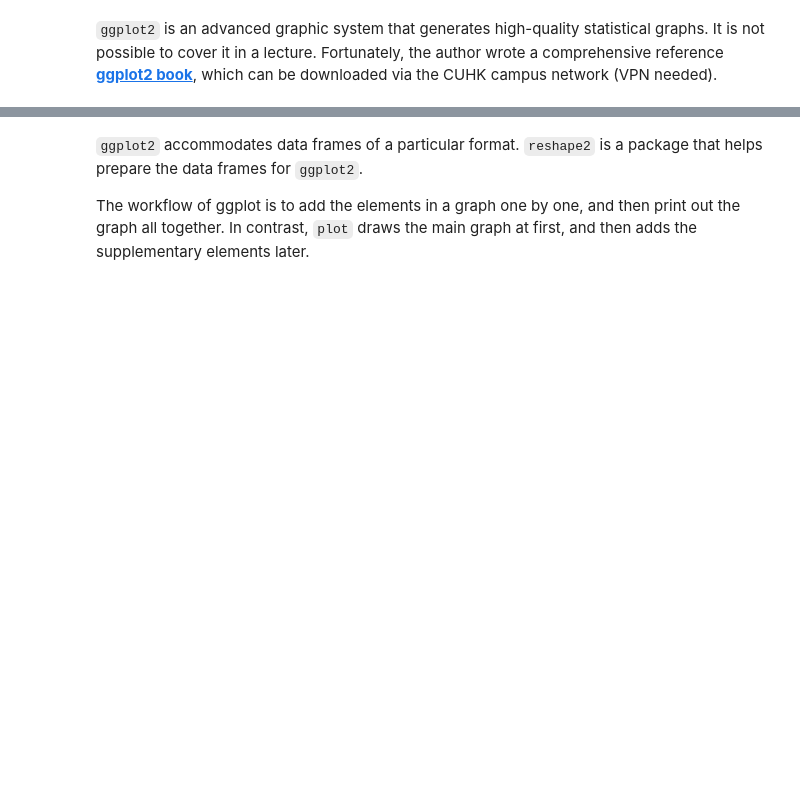
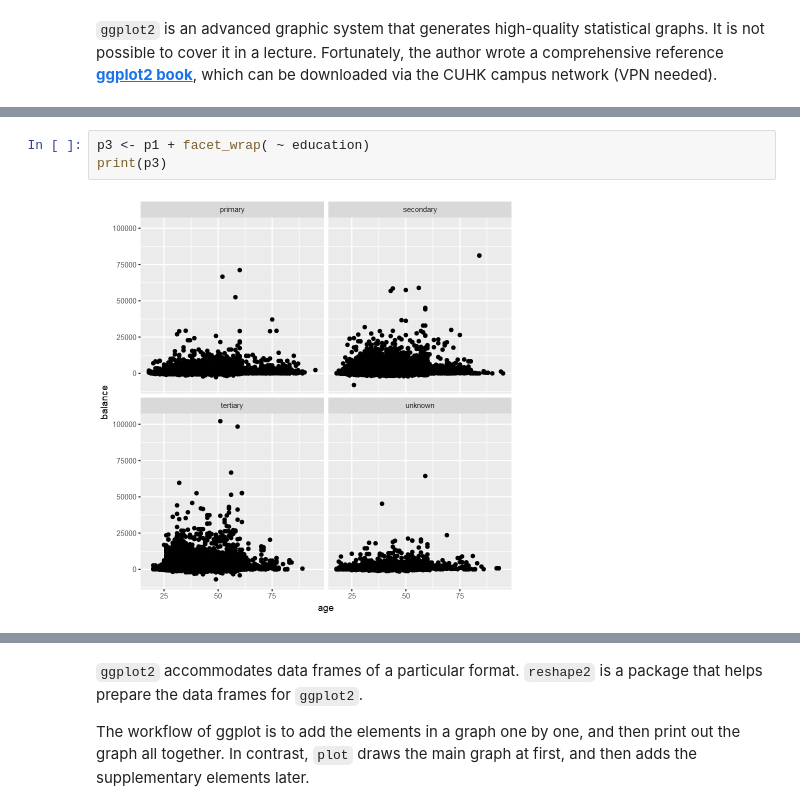
Before and after one commit to zhentaoshi/econ_data_science, a Jupyter notebook: slides_03_data_visualization.ipynb, the cells around one changed output, grey strips where cells are left out. Saved outputs shown, nothing was run; the diff lists cells and outputs as text; blank space fills up the shorter version.

```diff
--- a/slides_03_data_visualization.ipynb
+++ b/slides_03_data_visualization.ipynb
@@ -182,0 +231,5 @@ which can be downloaded via the CUHK campus network (VPN needed).
+# %%
+p3 <- p1 + facet_wrap( ~ education)
+print(p3)
+# %% [output]
+[figure, added]
```
Also changed, not shown: parts of 8 cells of this notebook, 1 other file.
